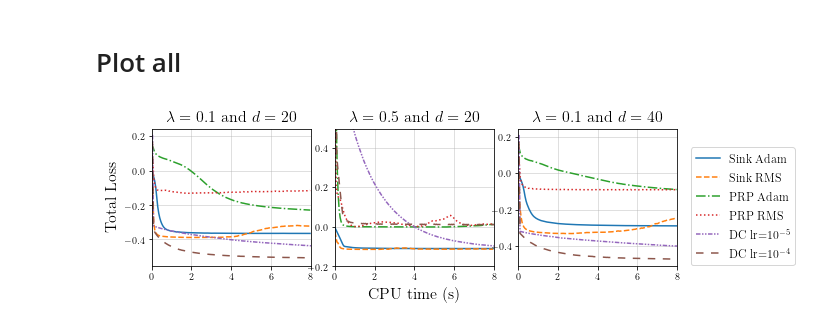
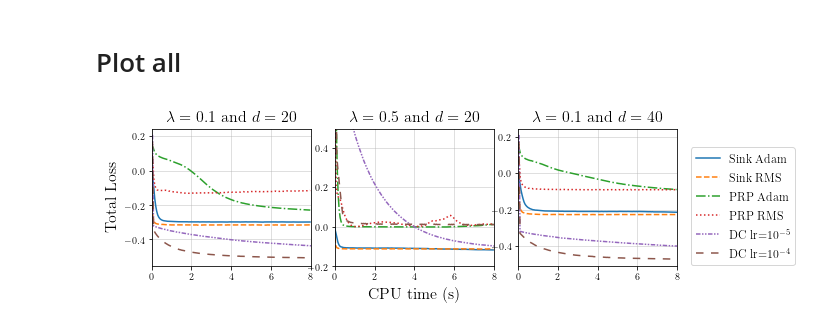
Before and after one commit to eboursier/regularized_private_learning, a Jupyter notebook: linear_toy_plot.ipynb, the cells around one changed output. Saved outputs shown, nothing was run; the diff lists cells and outputs as text; code cells hidden in the pictures.

```diff
--- a/linear_toy_plot.ipynb
+++ b/linear_toy_plot.ipynb
@@ -45,9 +43,27 @@ sinkparams = [(5, 1e-2, "adam"), (5, 1e-2, "rms")] # (sinkiter, learningrate, op
+# %%
+# (sinkiter, learningrate, optimizer, differentiation, warm restart)
+sinkparams = [(5, 1e-1, "SGD", "analytic", True),
+              (5, 1e-2, "adam", "analytic", False),
+              (5, 1e-2, "rms", "analytic", False),
+              (5, 1e-2, "adam", "automatic", False),
+              (5, 1e-2, "rms", "automatic", False),
+              (5, 1e-2, "adam", "analytic", True),
+              (5, 1e-2, "rms", "analytic", True)]
+
+# (sinkiter, learningrate, optimizer, differentiation, warm_restart)
+sinkmomentum = 0.95
 # %%
 losses['sinkhorn'] = {}
-for sinkiter, sinklr, optim in sinkparams:
+for sinkiter, sinklr, optim, diff, warm_restart in sinkparams:
+    restart_string = "_warm" if warm_restart else ""
+    momstring = "_{}".format(sinkmomentum) if optim=="SGD" else ""
     for dim,lamb in dimlambrange:
-        losses['sinkhorn'][(dim, lamb, sinkiter, sinklr, optim)] = []
+        losses['sinkhorn'][(dim, lamb, sinkiter, sinklr, optim, diff, sinkmomentum, warm_restart)] = []
         for exp in range(expstart, expstart+nexp):
-            l = np.load('experiments/sinkhorn/{0}_lamb{1}_k{2}_dim{3}_sinkiter{4}_lr{5}_sinkhorn_{6}_{7}/losses.npy'.format(exp, lamb, K, dim, sinkiter, sinklr, device, optim))
-            t = np.load('experiments/sinkhorn/{0}_lamb{1}_k{2}_dim{3}_sinkiter{4}_lr{5}_sinkhorn_{6}_{7}/time.npy'.format(exp, lamb, K, dim, sinkiter, sinklr, device, optim))
-            losses['sinkhorn'][(dim, lamb, sinkiter, sinklr, optim)] += zip(l, t)
+            l = np.load('experiments/sinkhorn/{}_lamb{}_k{}_dim{}_sinkiter{}_lr{}_sinkhorn_{}_{}_{}{}{}/losses.npy'.format(exp,
+                                                                                lamb, K, dim, sinkiter, sinklr,
+                                                                                device, optim, diff, momstring, restart_string))
+            t = np.load('experiments/sinkhorn/{}_lamb{}_k{}_dim{}_sinkiter{}_lr{}_sinkhorn_{}_{}_{}{}{}/time.npy'.format(exp,
+                                                                            lamb, K, dim, sinkiter, sinklr,
+                                                                            device, optim, diff, momstring, restart_string))
+            losses['sinkhorn'][(dim, lamb, sinkiter, sinklr, optim, diff, sinkmomentum, warm_restart)] += zip(l, t)
@@ -164,6 +111,13 @@ plt.rcParams.update({
          r"\setmainfont{DejaVu Serif}",  # serif font via preamble
          ]
 })
+# %%
+sinkparamsplot = [(5, 1e-2, "adam", "analytic", True), (5, 1e-2, "rms", "analytic", True)
+                    ] # (sinkiter, learningrate, optimizer, differentiation, warm restart)
+descentparamsplot = [(0.5, 1e-4, "adam"), (0.1, 1e-2, "adam"), (0.5, 1e-4, "rms"),
+                 (0.1, 0.1, "rms")] #(lamb, learningrate, optimizer)
+dcparamsplot = [(5, 1e-5), (5, 1e-4)]
+labels = ['Sink Adam', 'Sink RMS', 'PRP Adam', 'PRP RMS', 'DC lr=$10^{-5}$', 'DC lr=$10^{-4}$']
 # %%
 fig = plt.figure()
 ls = ['-', '--', '-.', ':', (0, (3, 1, 1, 1, 1, 1)), (0, (5, 5))]
@@ -176,45 +130,44 @@ for i, z in enumerate(dimlambrange):
     plt.subplot(131+i)
     if i == 0:
         l = []
-    for sinkiter, sinklr, optim in sinkparams:
-        h, z = average(np.array(losses['sinkhorn'][(dim, lamb, sinkiter, sinklr, optim)]), stepsize=5e-2)
+    for sinkiter, sinklr, optim, diff, restart in sinkparamsplot:
+        h, z = average(np.array(losses['sinkhorn'][(dim, lamb, sinkiter, sinklr, optim, diff, restart)]), stepsize=5e-2)
         lz, = plt.plot(h, z, ls[n])
         n+=1
         if i==0:
             l.append(lz)
 
-    for lambd, descentlr, optim in descentparams:
+    for lambd, descentlr, optim in descentparamsplot:
         if lambd==lamb:
             h, z = average(np.array(losses['descent'][(dim, lamb, descentlr, optim)]), stepsize=5e-2)
             lz, = plt.plot(h,z, linestyle=ls[n])
             n+=1
             if i==0:
                 l.append(lz)
 
-    for dcdualiter, dclr in dcparams:
+    for dcdualiter, dclr in dcparamsplot:
         h, z = average(np.array(losses['dc'][(dim, lamb, dcdualiter, dclr)]), stepsize=5e-2)
         lz, = plt.plot(h, z, linestyle=ls[n])
         n+=1
         if i==0:
             l.append(lz)
 
     plt.title('$\lambda={}$ and $d={}$'.format(lamb, dim), fontsize=16)
     if i==0:
         plt.ylabel('Total Loss',fontsize=16)
     if i==1:
         plt.ylim(-0.2, 0.5)
         plt.xlabel('CPU time (s)',fontsize=16)
     #else:
         #plt.tick_params(axis='y', labelleft=False)
     plt.xlim(0, 8)
     plt.grid(alpha=0.5)
 
-labels = ['Sink Adam', 'Sink RMS', 'PRP Adam', 'PRP RMS', 'DC lr=$10^{-5}$', 'DC lr=$10^{-4}$']
 fig.set_figheight(2.8)
 fig.set_figwidth(10)
 plt.subplots_adjust(left=0.1, right=0.83, wspace=0.15, hspace=0, bottom=0.2)
 fig.legend(l, labels, 'right', fontsize=12)
 plt.savefig('figures/linear-toy.pgf')
 plt.show()
 # %% [output]
-[figure, old version]
+[figure, new version]
```
Also changed, not shown: parts of 10 cells of this notebook, 7 other files.
